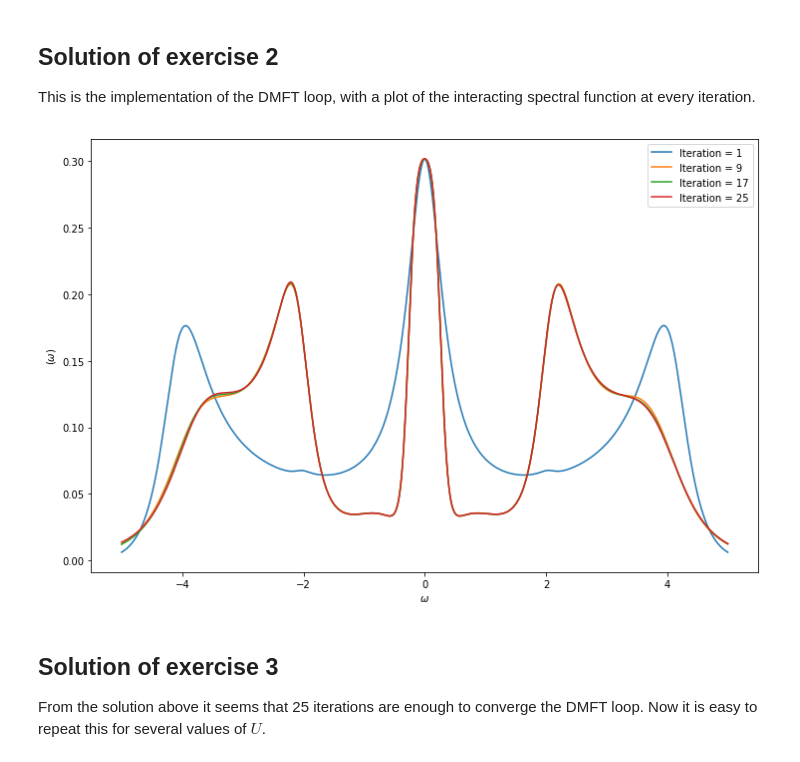
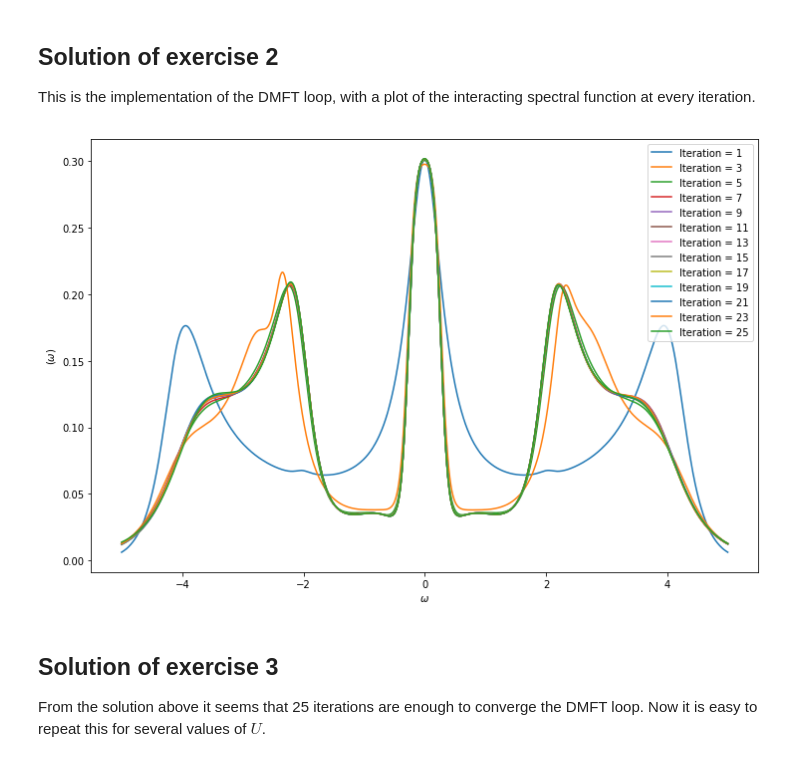
Before and after one commit to Fromeworld/triqs_tutorials, a Jupyter notebook: TRIQSTutorialsPython/05-IPT_and_DMFT_solution.ipynb, the cells around one changed output. Saved outputs shown, nothing was run; the diff lists cells and outputs as text; code cells hidden in the pictures.

```diff
--- a/TRIQSTutorialsPython/05-IPT_and_DMFT_solution.ipynb
+++ b/TRIQSTutorialsPython/05-IPT_and_DMFT_solution.ipynb
@@ -40,32 +40,32 @@ This is the implementation of the DMFT loop, with a plot of the interacting spec
 # %%
 from pytriqs.plot.mpl_interface import *
 %matplotlib inline
 # change scale of all figures to make them bigger
 import matplotlib as mpl
 mpl.rcParams['savefig.dpi']=100
 
 t = 1.0
 U = 5.0
 beta = 20
 n_loops = 25
 
 S = IPTSolver(beta = beta)
 S.g << SemiCircular(2*t)
 
 fig = plt.figure(figsize=(12,8))
 
 for i in range(n_loops):
     S.g0 << inverse( iOmega_n - t**2 * S.g )
     S.solve(U = U)
 
     # Get real axis function with Pade approximation
     greal = GfReFreq(indices = [1], window = (-5.0,5.0))
     greal.set_from_pade(S.g, 100, 0.01)
 
-    if i % 8 == 0:
+    if i % 2 == 0:
         oplot(-greal.imag/pi, figure = fig, label = "Iteration = %i" % (i+1))
 # %% [output]
-[figure, old version]
+[figure, new version]
 # %% [markdown]
 Solution of exercise 3
 ----------------------
```
Also changed, not shown: 6 other files.
